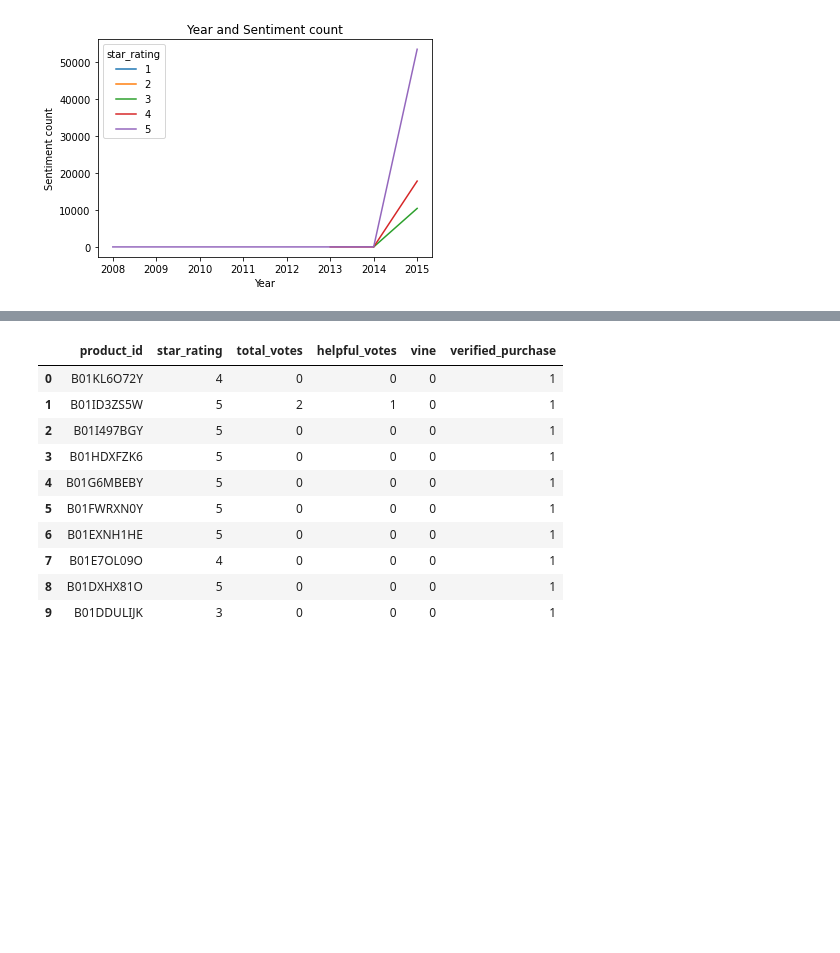
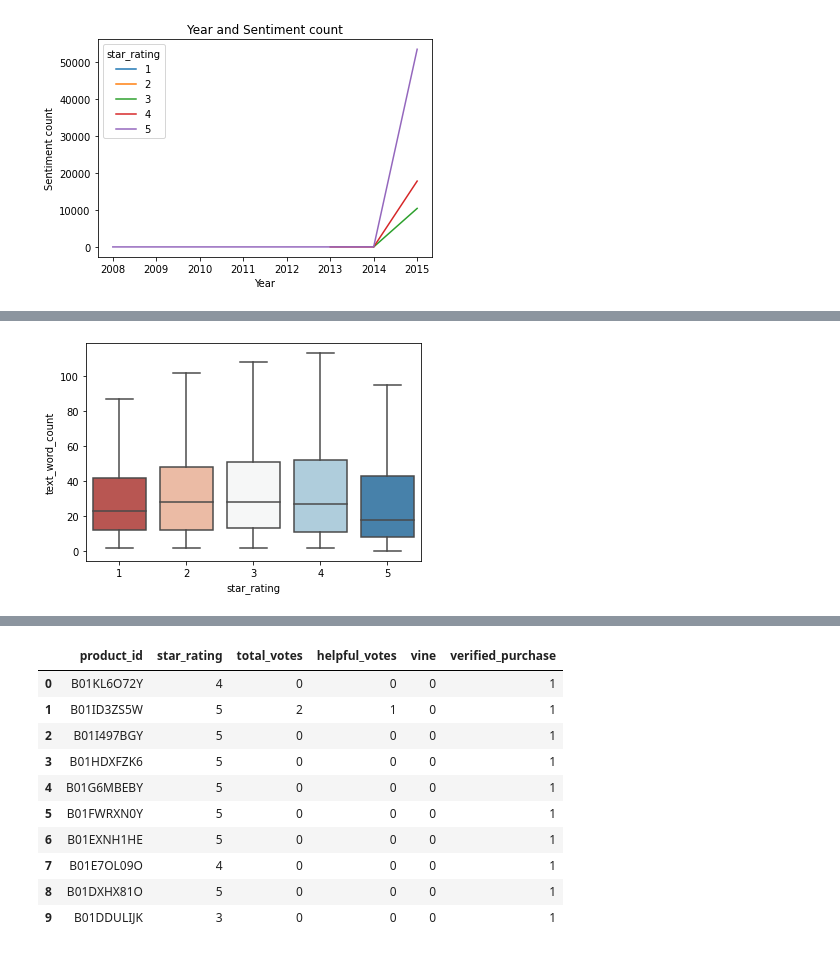
Before and after one commit to BhavyaBibi/sentiment_analysis, a Jupyter notebook: datawhisperers_sentiment_analysis_amazon_apparel_reviews.ipynb, the cells around one changed output, grey strips where cells are left out. Drawn from its saved outputs; the diff is of its cells as text; code cells hidden in the pictures; blank space fills up the shorter version.

```diff
--- a/datawhisperers_sentiment_analysis_amazon_apparel_reviews.ipynb
+++ b/datawhisperers_sentiment_analysis_amazon_apparel_reviews.ipynb
@@ -357,0 +415,4 @@ plt.show()
+# %%
+from textblob import TextBlob
+df['text_word_count']= df.apply(lambda row: len(row['review_body']), axis=1)
+# df["text_word_count"] = temp_df["Text"].apply(lambda text: len(text.split()))
@@ -357,0 +439,5 @@ plt.show()
+# %%
+sns.boxplot(x='star_rating',y='text_word_count', data=df, palette='RdBu', showfliers=False)
+plt.show()
+# %% [output]
+[figure, added]
```
Also changed, not shown: parts of 23 cells of this notebook.
